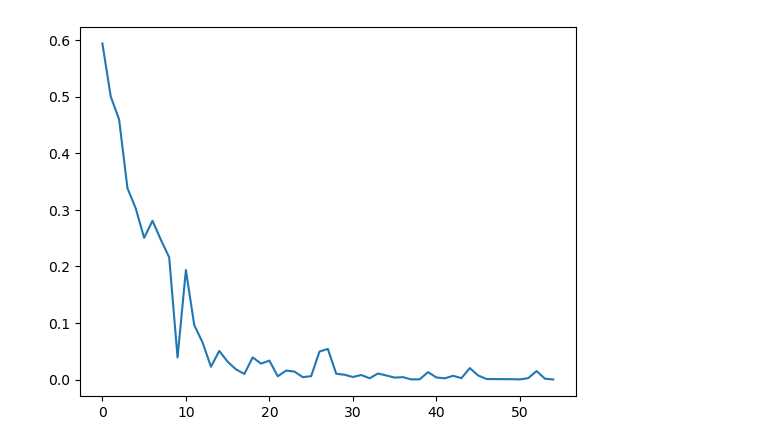
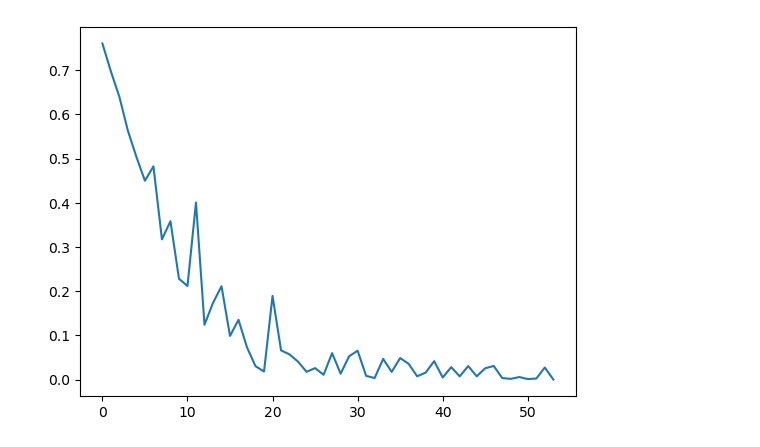
Before and after one commit to PatatoBy/SEAI, a Jupyter notebook: modello_fiaschi.ipynb, the cells around one changed output. Saved outputs shown, nothing was run; the diff lists cells and outputs as text; code cells hidden in the pictures.

```diff
--- a/modello_fiaschi.ipynb
+++ b/modello_fiaschi.ipynb
@@ -154,18 +158,18 @@ class ModelloF(nn.Module):
 # %%
-torch.manual_seed(130698)
-modello = ModelloF(2,1,60)
+torch.manual_seed(66)
+modello = ModelloF(2,1,40)
 dl0 = torch.utils.data.DataLoader(train_data0, batch_size = 8, shuffle = True)
 dl1 = torch.utils.data.DataLoader(train_data1, batch_size = 8, shuffle = True)
 # %%
 e = 1
 err = []
-while e > 1e-4:
+while e > 1e-3:
     e = modello.train(dl1, 'L1') # Dentro dl ci deveno essere solo y == 1, ed usiamo BCEWithLogitsLoss
     err.append(e)
 
 plt.plot([x for x in range(len(err))], err, label = "Loss")
 plt.show()
 # %% [output]
-[figure, old version]
+[figure, new version]
 # %%
 with torch.no_grad():
```
Also changed, not shown: parts of 6 cells of this notebook.
